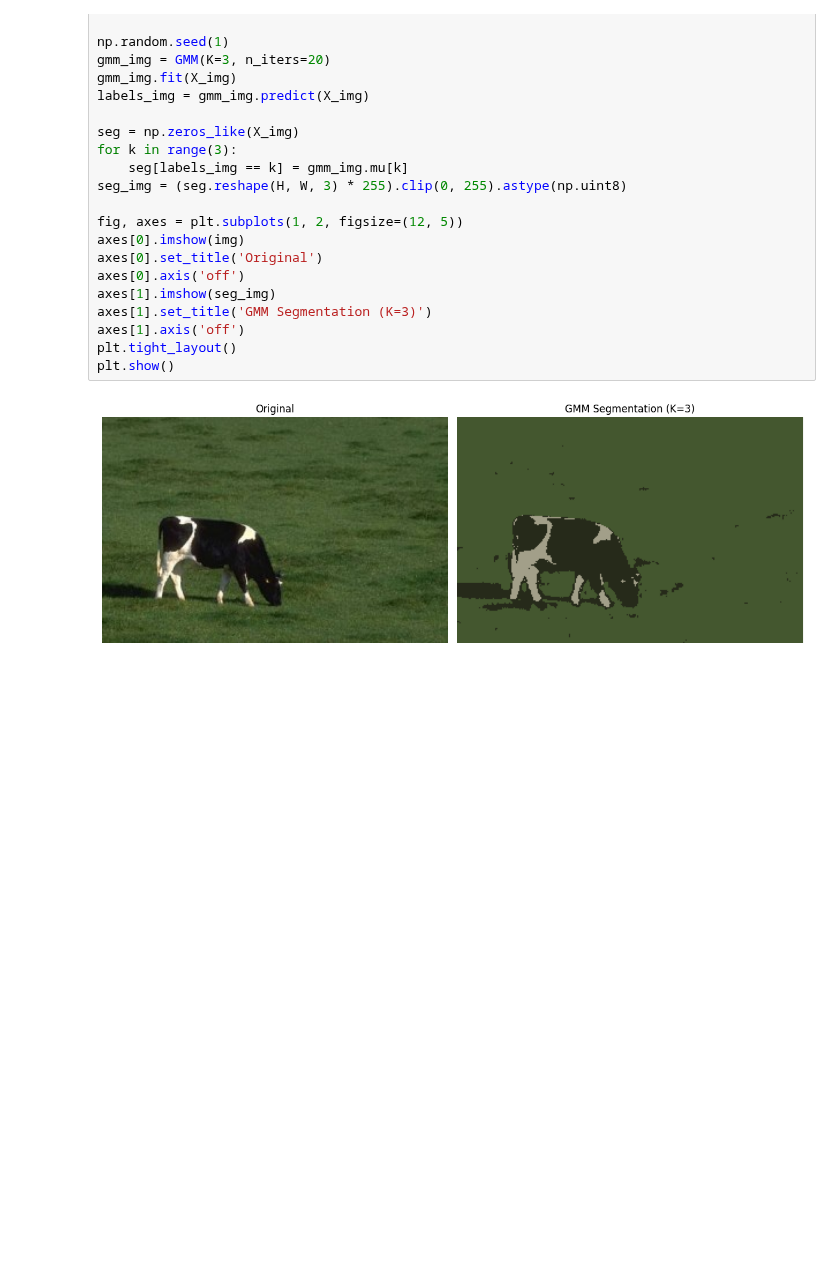
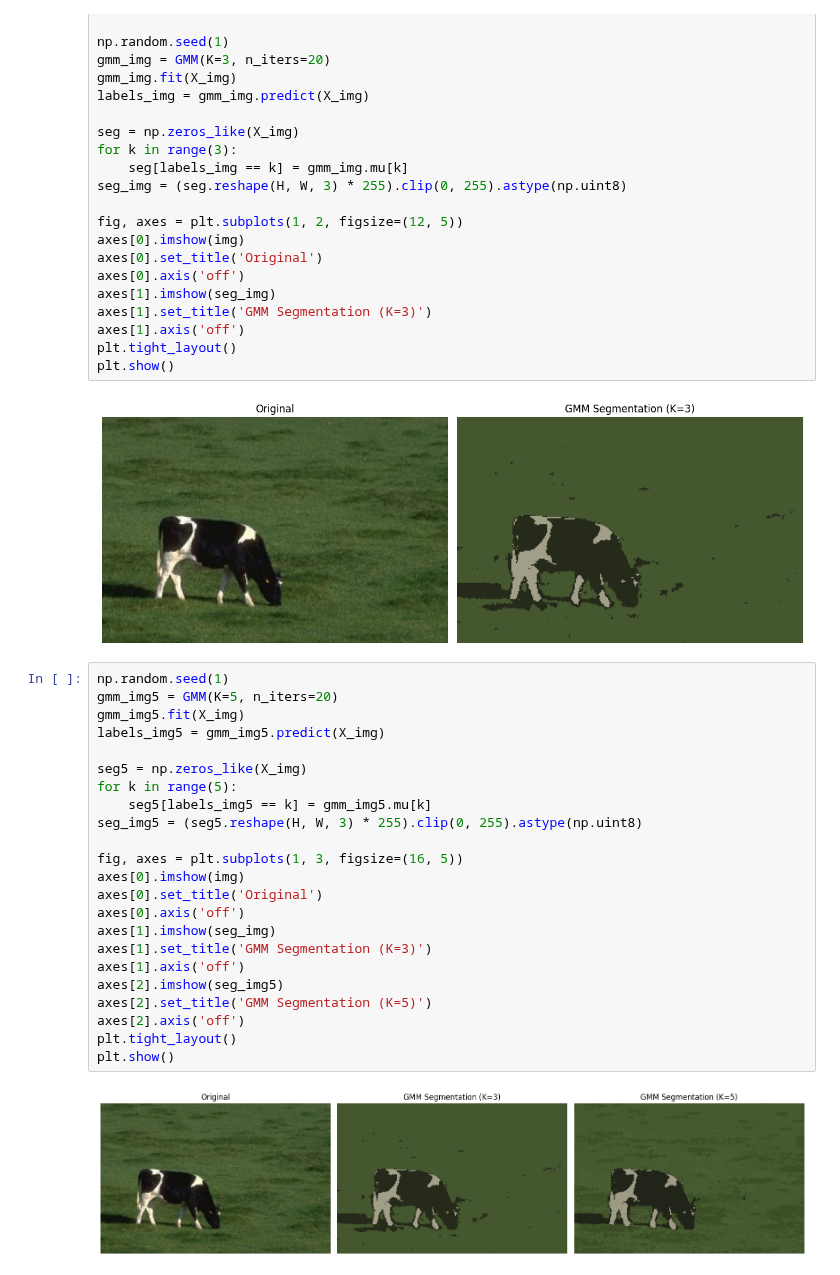
Before and after one commit to GoldenDS-1105/DS102_ML, a Jupyter notebook: Lab05/assignments.ipynb, the cells around one changed output. Cells and saved outputs as stored; diff of their text form; blank space fills up the shorter version.

Commit message:
Add K=5 GMM segmentation comparison cell
Co-Authored-By: Claude Sonnet 4.6 <noreply@anthropic.com>

```diff
--- a/Lab05/assignments.ipynb
+++ b/Lab05/assignments.ipynb
@@ -264,3 +264,28 @@ plt.tight_layout()
 plt.show()
 # %% [output]
 [figure]
+# %%
+np.random.seed(1)
+gmm_img5 = GMM(K=5, n_iters=20)
+gmm_img5.fit(X_img)
+labels_img5 = gmm_img5.predict(X_img)
+
+seg5 = np.zeros_like(X_img)
+for k in range(5):
+    seg5[labels_img5 == k] = gmm_img5.mu[k]
+seg_img5 = (seg5.reshape(H, W, 3) * 255).clip(0, 255).astype(np.uint8)
+
+fig, axes = plt.subplots(1, 3, figsize=(16, 5))
+axes[0].imshow(img)
+axes[0].set_title('Original')
+axes[0].axis('off')
+axes[1].imshow(seg_img)
+axes[1].set_title('GMM Segmentation (K=3)')
+axes[1].axis('off')
+axes[2].imshow(seg_img5)
+axes[2].set_title('GMM Segmentation (K=5)')
+axes[2].axis('off')
+plt.tight_layout()
+plt.show()
+# %% [output]
+[figure, added]
```
